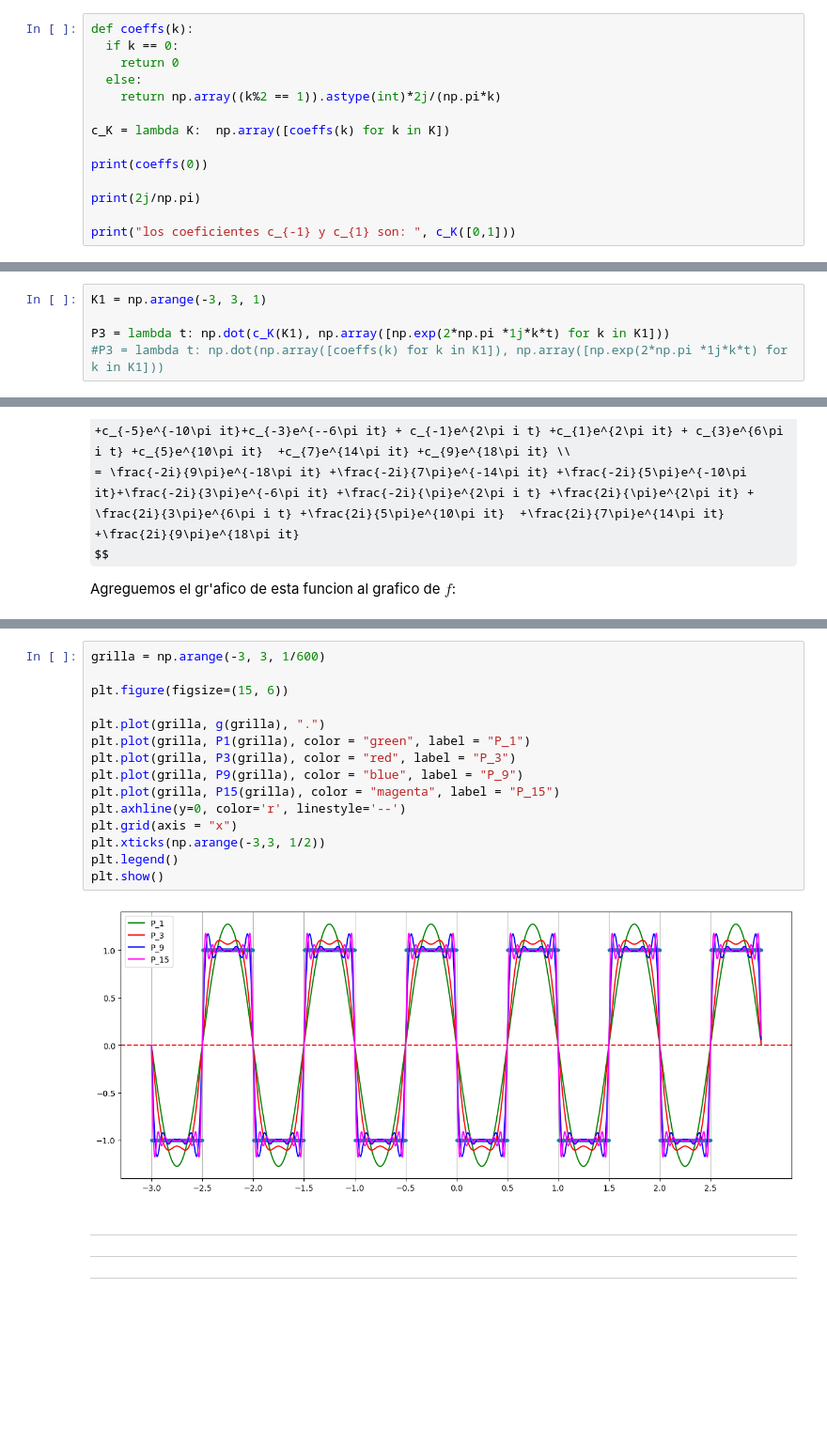
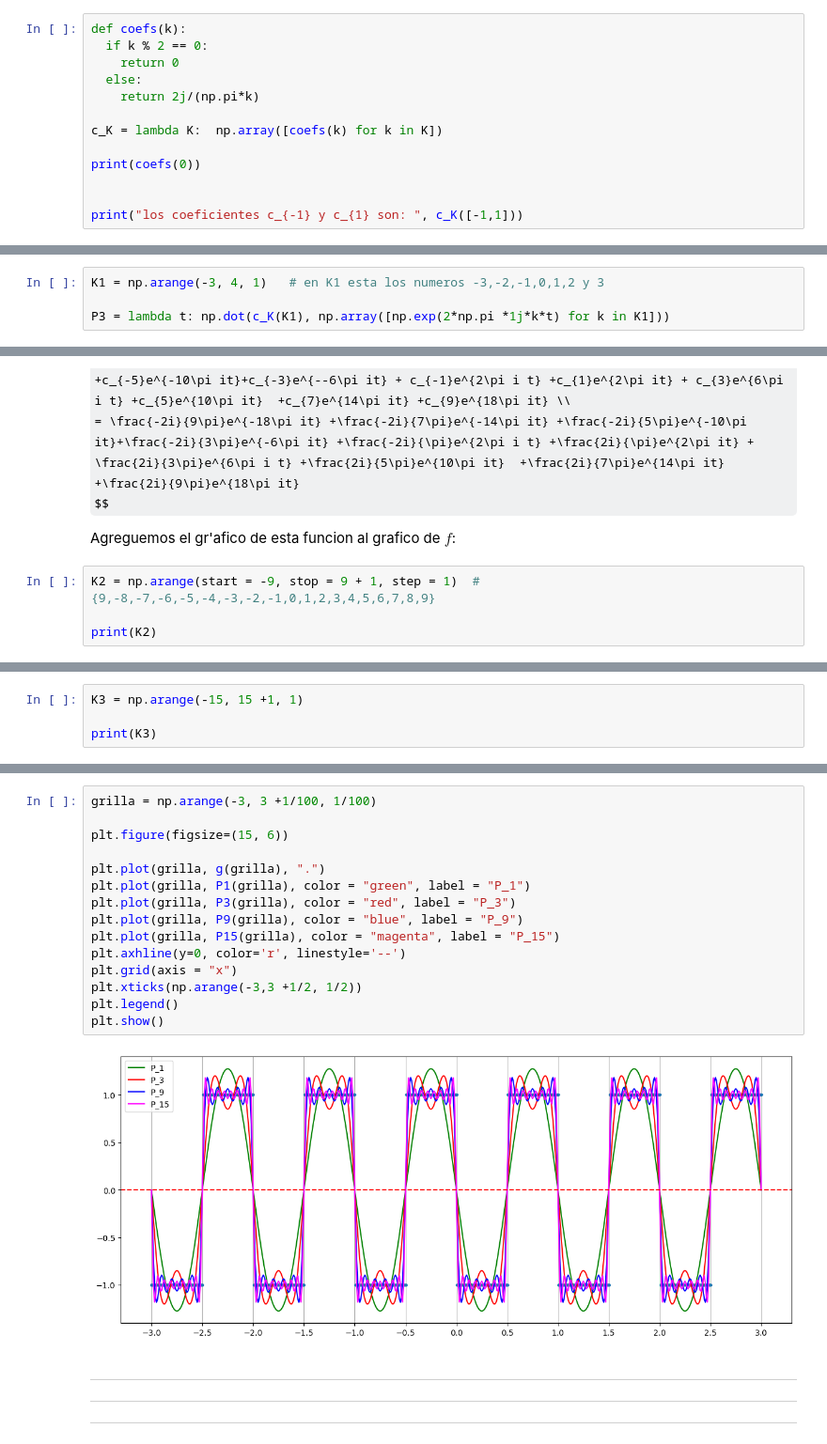
Before and after one commit to binaria010/Mate2B, a Jupyter notebook: Segunda Parte/Fourier/Clase9.ipynb, the cells around one changed output, grey strips where cells are left out. Shown at 94% size. Drawn from its saved outputs; the diff is of its cells as text; some formulas as TeX source; blank space fills up the shorter version.

```diff
--- a/Segunda Parte/Fourier/Clase9.ipynb
+++ b/Segunda Parte/Fourier/Clase9.ipynb
@@ -115,18 +115,17 @@ $$
 
 Agreguemos el gr\'afico de esta funcion al grafico de $f$:
 # %%
-def coeffs(k):
-  if k == 0:
+def coefs(k):
+  if k % 2 == 0:
     return 0
   else:
-    return np.array((k%2 == 1)).astype(int)*2j/(np.pi*k)
+    return 2j/(np.pi*k)
 
-c_K = lambda K:  np.array([coeffs(k) for k in K])
+c_K = lambda K:  np.array([coefs(k) for k in K])
 
-print(coeffs(0))
+print(coefs(0))
 
-print(2j/np.pi)
 
-print("los coeficientes c_{-1} y c_{1} son: ", c_K([0,1]))
+print("los coeficientes c_{-1} y c_{1} son: ", c_K([-1,1]))
 # %% [output]
 0
@@ -135,5 +133,4 @@ los coeficientes c_{-1} y c_{1} son:  [0.+0.j         0.+0.63661977j]
 # %%
-K1 = np.arange(-3, 3, 1)
+K1 = np.arange(-3, 4, 1)   # en K1 esta los numeros -3,-2,-1,0,1,2 y 3
 
 P3 = lambda t: np.dot(c_K(K1), np.array([np.exp(2*np.pi *1j*k*t) for k in K1]))
-#P3 = lambda t: np.dot(np.array([coeffs(k) for k in K1]), np.array([np.exp(2*np.pi *1j*k*t) for k in K1]))
@@ -165,3 +158,7 @@ P_9 = \sum_{k=-9}^{k=9}c_k e^{2\pi ikt} = c_{-9}e^{-18\pi it} +c_{-7}e^{-14\pi i
 $$
 
 Agreguemos el gr\'afico de esta funcion al grafico de $f$:
+# %%
+K2 = np.arange(start = -9, stop = 9 + 1, step = 1)  # {9,-8,-7,-6,-5,-4,-3,-2,-1,0,1,2,3,4,5,6,7,8,9}
+
+print(K2)
@@ -187,0 +185,4 @@ plt.show()
+# %%
+K3 = np.arange(-15, 15 +1, 1)
+
+print(K3)
@@ -191,21 +193,21 @@ K3 = np.arange(-15, 15, 1)
 P15 = lambda t: np.dot(c_K(K3), np.array([np.exp(2*np.pi *1j*k*t) for k in K3]))
 # %%
-grilla = np.arange(-3, 3, 1/600)
+grilla = np.arange(-3, 3 +1/100, 1/100)
 
 plt.figure(figsize=(15, 6))
 
 plt.plot(grilla, g(grilla), ".")
 plt.plot(grilla, P1(grilla), color = "green", label = "P_1")
 plt.plot(grilla, P3(grilla), color = "red", label = "P_3")
 plt.plot(grilla, P9(grilla), color = "blue", label = "P_9")
 plt.plot(grilla, P15(grilla), color = "magenta", label = "P_15")
 plt.axhline(y=0, color='r', linestyle='--')
 plt.grid(axis = "x")
-plt.xticks(np.arange(-3,3, 1/2))
+plt.xticks(np.arange(-3,3 +1/2, 1/2))
 plt.legend()
 plt.show()
 # %% [output]
-[figure, old version]
+[figure, new version]
 # %% [markdown]
 
 
```
Also changed, not shown: parts of 12 cells of this notebook.
